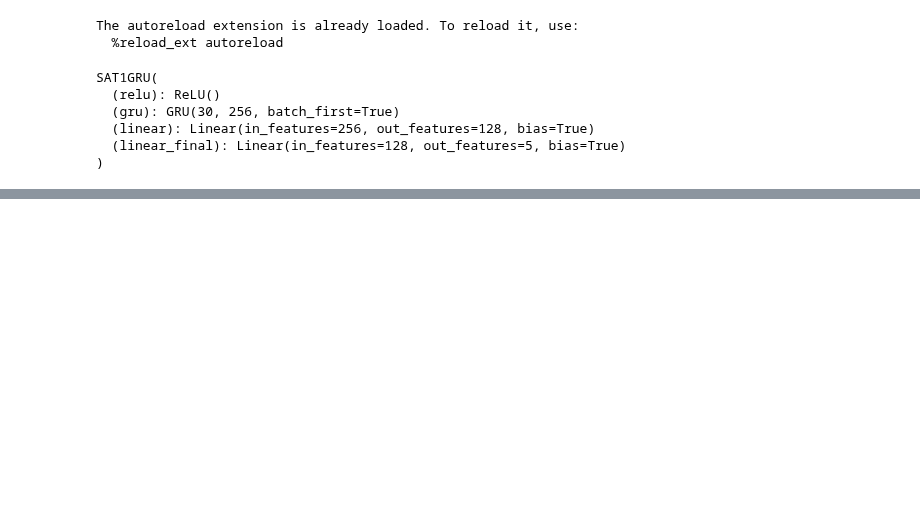
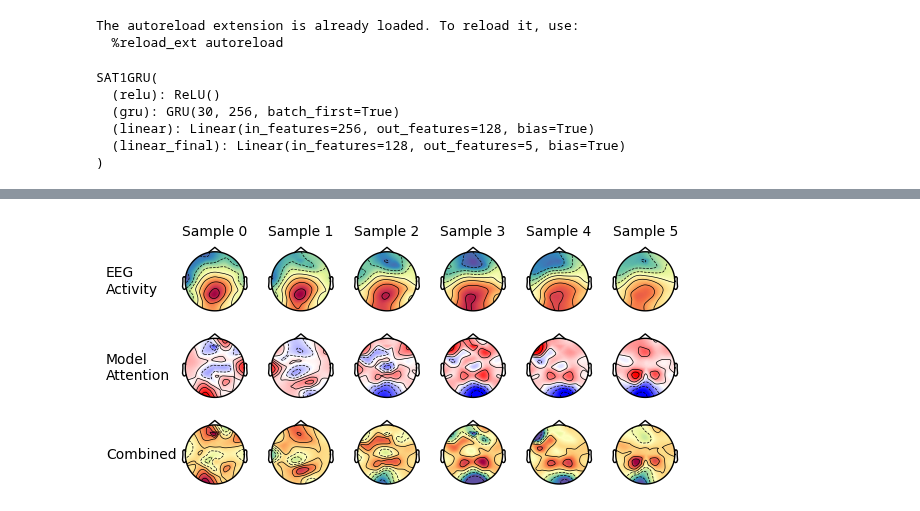
Before and after one commit to rickdott/hmp-ai, a Jupyter notebook: visualization/captum.ipynb, the cells around one changed output, grey strips where cells are left out. Cells and saved outputs as stored; diff of their text form; code cells hidden in the pictures; blank space fills up the shorter version.

```diff
--- a/visualization/captum.ipynb
+++ b/visualization/captum.ipynb
@@ -51,0 +57,4 @@ attributions, _ = ig.attribute(
+# %%
+plot_single_trial_activation(attributions.isel(index=1), positions)
+# %% [output]
+[figure, added]
```
Also changed, not shown: parts of 10 cells of this notebook, 1 other file.
